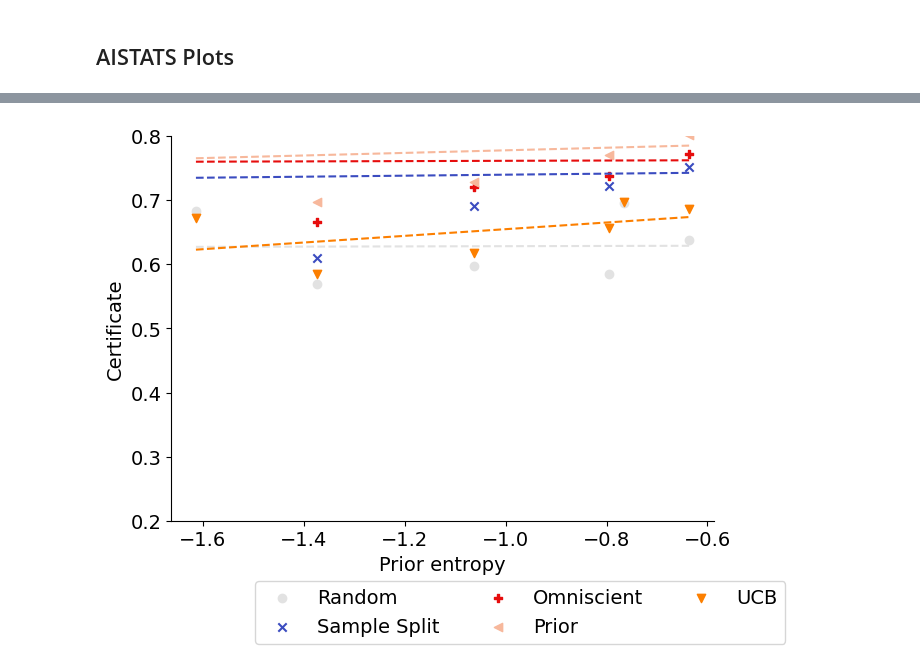
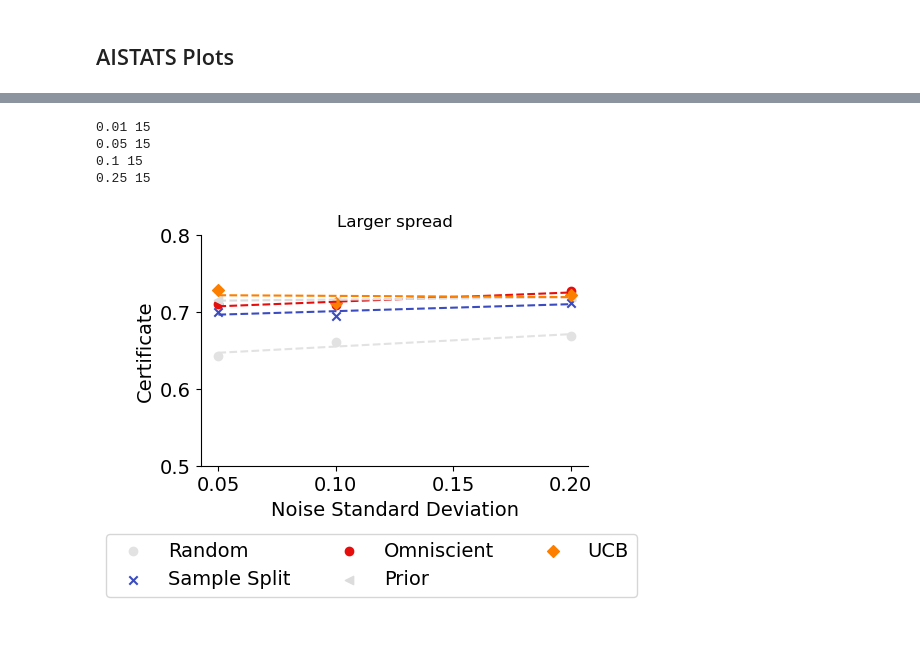
Before and after one commit to secg5/risk_certificate, a Jupyter notebook: scripts/notebooks/Plotting.ipynb, the cells around one changed output, grey strips where cells are left out. Saved outputs shown, nothing was run; the diff lists cells and outputs as text; code cells hidden in the pictures; blank space fills up the shorter version.

```diff
--- a/scripts/notebooks/Plotting.ipynb
+++ b/scripts/notebooks/Plotting.ipynb
@@ -207,17 +538,0 @@ plt.savefig("../../results/figures/total_pulls.pdf",dpi=300, bbox_inches='tight'
-# %%
-dataset = "vary_n_m"
-sample_size = 500*200
-fs = 50*200
-temp_params = {'number_arms': 200, 'sample_size': sample_size, 'first_stage_size': fs}#, 'max_pulls_per_arm': 50}#, 'first_stage_pulls_per_arm': 25}
-results = get_results_matching_parameters(dataset,"",temp_params)
-print(results)
-results = aggregate_data(results)
-
-value_by_k = [results['k_{}'.format(i)][0] for i in range(1,temp_params['number_arms']+1)]
-plt.plot(list(range(1,temp_params['number_arms']+1)),value_by_k,label='Fixed K',color=colors_by_method['fixed_k'])
-plt.plot(list(range(1,temp_params['number_arms']+1)),[results['omniscient'][0] for i in range(0,temp_params['number_arms'])],label='Omniscent',color=colors_by_method['omniscient'])
-plt.plot(list(range(1,temp_params['number_arms']+1)),[results['sample_split'][0] for i in range(0,temp_params['number_arms'])],label='Sample Split',color=colors_by_method['sample_split'])
-plt.legend()
-plt.xlabel('k')
-plt.ylabel('Certificate value')
-plt.title("Certificate value as a function of the numbers of arms chosen")
@@ -469,43 +629,46 @@ plt.savefig("../../results/figures/entropy_prior.pdf",dpi=300, bbox_inches='tigh
 # %%
-from scipy.stats import beta as beta_function
-plt.figure(figsize=(7,5))
+plt.figure(figsize=(5,3))
 method_names = ['random','sample_split','omniscient','prior','ucb']
 nice_names = ["Random","Sample Split","Omniscient","Prior","UCB"]
 
-alpha_beta_values = [(1,0.25),(2,0.5),(4,1),(8,2),(16,4),(32,8)]
-entropies = [beta_function.entropy(a,b) for a,b in alpha_beta_values]
-baseline_params = {'arm_distribution': 'beta'}
+diff_std_1 = [0.01,0.05,0.1,0.25]
+baseline_params = {'arm_distribution': 'beta_misspecified', 'alpha': 2, 'beta': 2, 'diff_mean_1': 0}
 
 plots_by_method = {}
 for m in method_names:
     plots_by_method[m] = []
 
-for alpha,beta in alpha_beta_values:
-    baseline_params['alpha'] = alpha
-    baseline_params['beta'] = beta
+for d in diff_std_1:
+    baseline_params['diff_std_1'] = d
     dataset = "prior_data"
     results = get_results_matching_parameters(dataset,"",baseline_params)
+    print(d,len(results))
     results = aggregate_data(results)
 
     for method_name in method_names:
         plots_by_method[method_name].append(results['{}'.format(method_name)][0])
 
 for i,m in enumerate(method_names):
-    zipped_values = zip(entropies,plots_by_method[m])
+    zipped_values = zip(diff_mean_1,plots_by_method[m])
     zipped_values = [i for i in zipped_values if i[0] < 1.0]
     zipped_values = sorted(zipped_values,key=lambda k: k[0])
     x,y = list(zip(*zipped_values))
     plt.scatter(x,y,marker=shapes_by_method[m],color=colors_by_method[m],label=nice_names[i])
 
     coefficients = np.polyfit(x, y, 1)
     slope = coefficients[0]
     intercept = coefficients[1]
     plt.plot(x, slope * np.array(x) + intercept,'--', color=colors_by_method[m])
 
-plt.ylim([0.2,0.8])
-plt.legend(fontsize=14,bbox_to_anchor=(1.15,-0.13),ncol=3)
+plt.title("Larger spread")
+plt.ylim([0.5,0.8])
+plt.legend(fontsize=14,bbox_to_anchor=(1.15,-0.25),ncol=3)
 plt.ylabel("Certificate")
-plt.xlabel("Prior entropy")
-plt.savefig("../../results/figures/entropy_prior_0_mean.pdf",dpi=300, bbox_inches='tight')
+plt.xlabel("Noise Standard Deviation")
+plt.savefig("../../results/figures/diff_std_prior.pdf",dpi=300, bbox_inches='tight')
 # %% [output]
+0.01 15
+0.05 15
+0.1 15
+0.25 15
-[figure, old version]
+[figure, new version]
```
Also changed, not shown: parts of 26 cells of this notebook, 1 other file.
